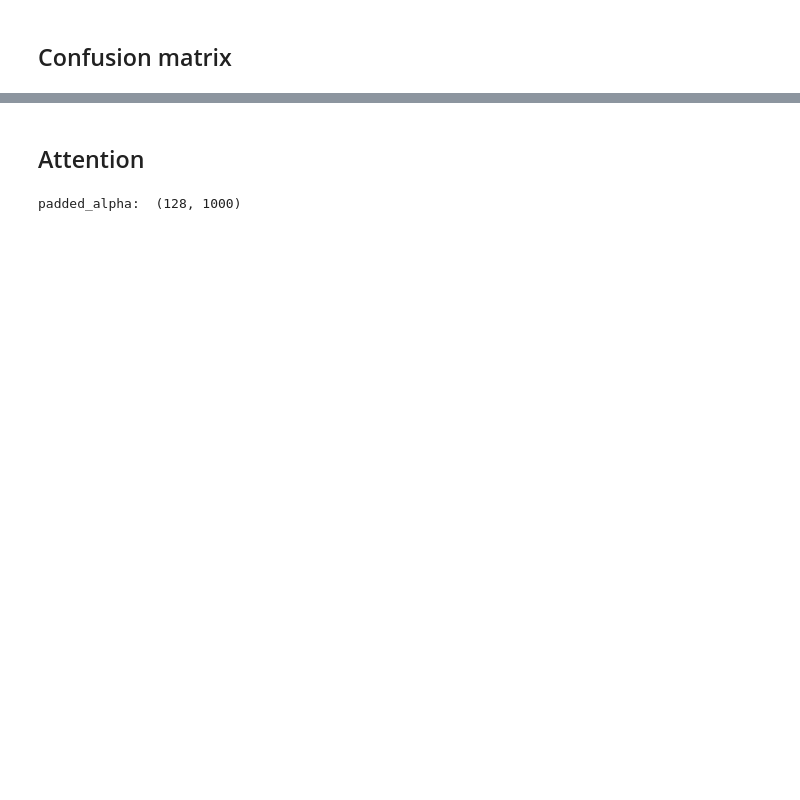
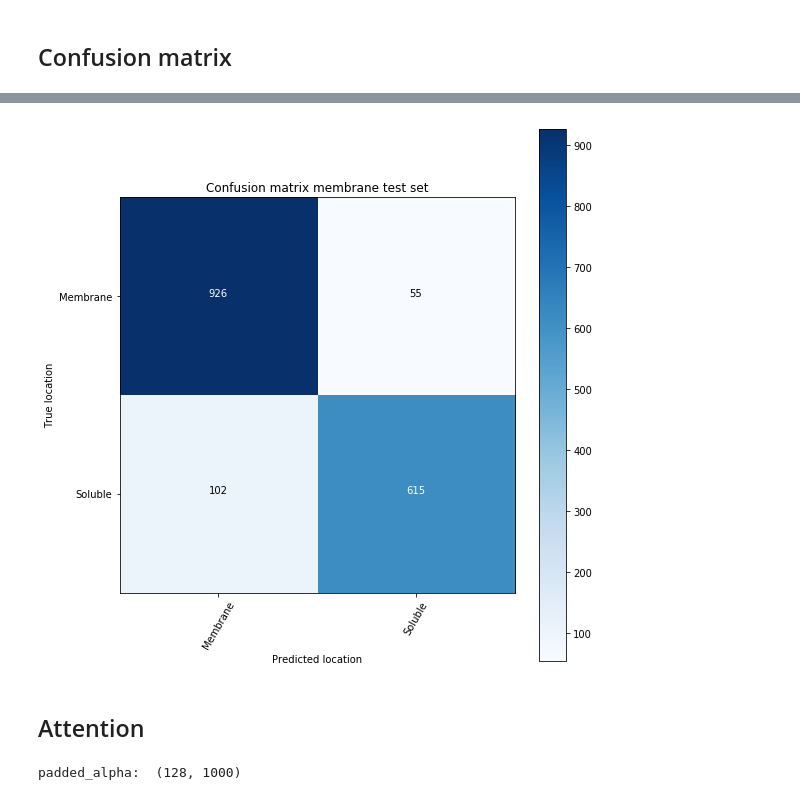
Before and after one commit to mikkelbrusen/embeddings-in-ppt, a Jupyter notebook: notebooks/Results.ipynb, the cells around one changed output, grey strips where cells are left out. Saved outputs shown, nothing was run; the diff lists cells and outputs as text; code cells hidden in the pictures; blank space fills up the shorter version.

```diff
--- a/notebooks/Results.ipynb
+++ b/notebooks/Results.ipynb
@@ -133,3 +147,27 @@ plt.xlabel('Predicted location');
+# %%
+plt.figure(figsize=(8,8))
+
+cmap=plt.cm.Blues
+plt.imshow(cf_mem_test, interpolation='nearest', cmap=cmap)
+plt.title('Confusion matrix membrane test set')
+plt.colorbar()
+tick_marks = np.arange(2)
+classes_2 = ['Soluble', 'Membrane']
+
+plt.xticks(tick_marks, classes_2, rotation=60)
+plt.yticks(tick_marks, classes_2)
+
+thresh = cf_mem_test.max() / 2.
+for i, j in itertools.product(range(cf_mem_test.shape[0]), range(cf_mem_test.shape[1])):
+    plt.text(j, i, cf_mem_test[i, j],
+             horizontalalignment="center",
+             color="white" if cf_mem_test[i, j] > thresh else "black")
+
+plt.tight_layout()
+plt.ylabel('True location')
+plt.xlabel('Predicted location');
+# %% [output]
+[figure, added]
 # %% [markdown]
 ## Attention
 # %%
```
Also changed, not shown: parts of 8 cells of this notebook, 1 other file.
